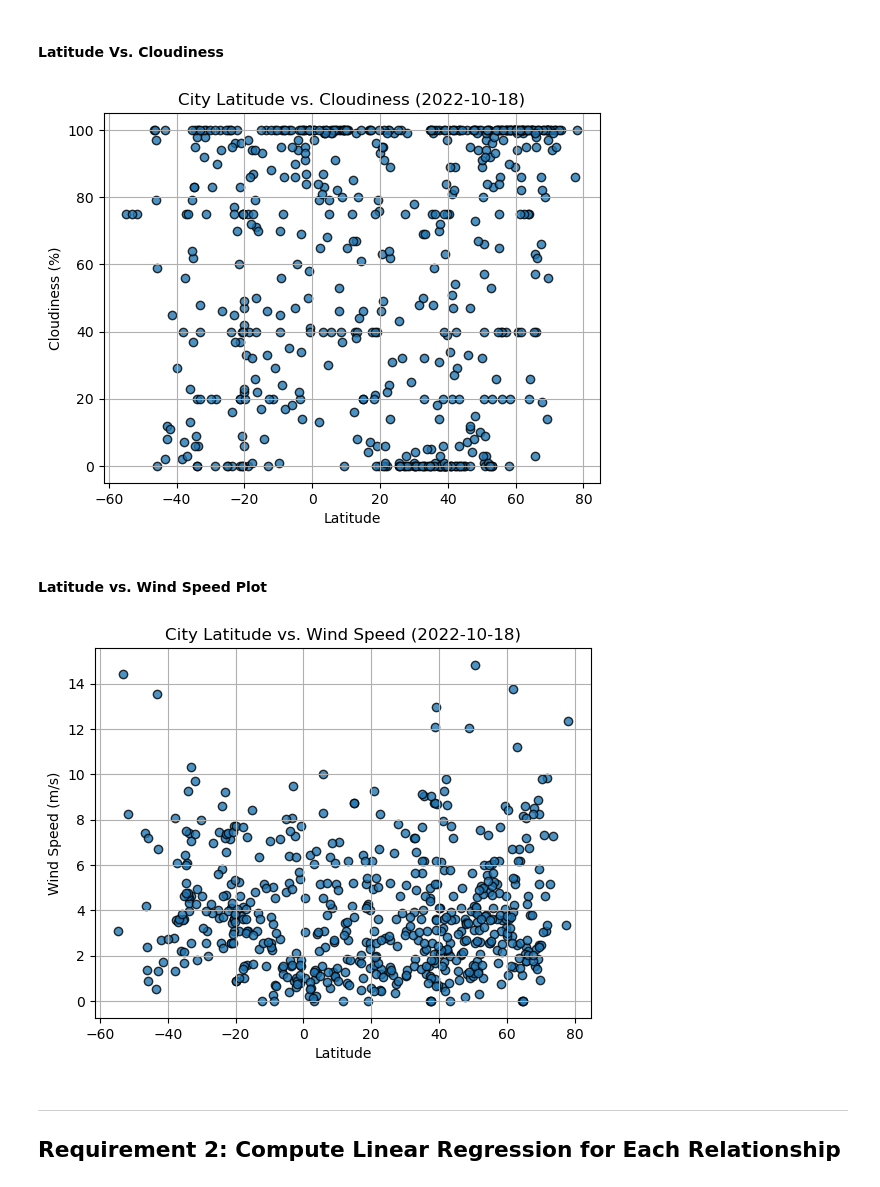
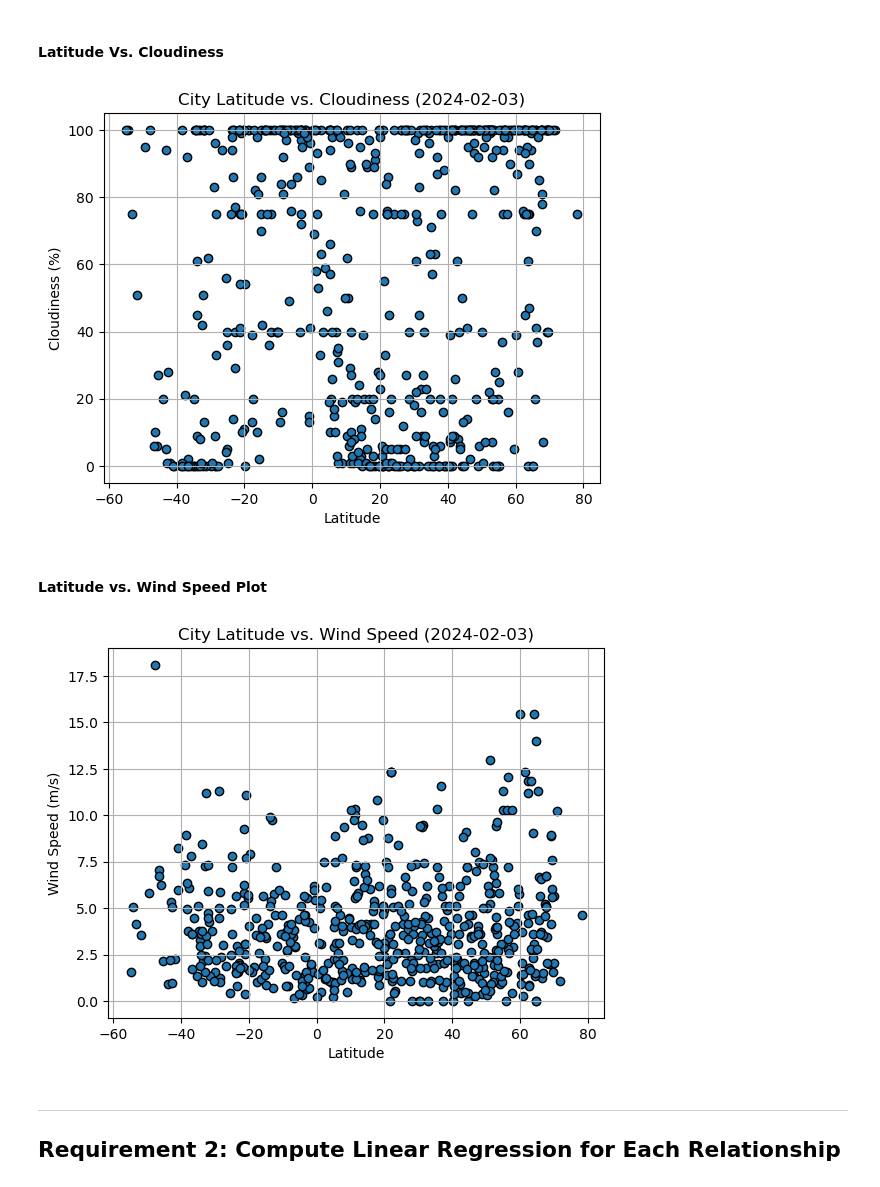
Before and after one commit to d6kramer/python-api-challenge, a Jupyter notebook: WeatherPy/WeatherPy_Working.ipynb, the cells around one changed output. Cells and saved outputs as stored; diff of their text form; code cells hidden in the pictures.

```diff
--- a/WeatherPy/WeatherPy_Working.ipynb
+++ b/WeatherPy/WeatherPy_Working.ipynb
@@ -190,0 +194,29 @@ plt.show()
+# %%
+# Build scatter plot for latitude vs. temperature
+x_label = city_data_df["Lat"]
+y_label = city_data_df["Max Temp"]
+plt.scatter(x_label, y_label, edgecolors='black')
+
+# Incorporate the other graph properties
+plt.xlabel("Latitude")
+plt.ylabel("Max Temperature (C)")
+
+# Code here is utilized from Xpert Learning Assistant research to make date information easily
+# digestible for average reader (year-month-day date format)
+city_data_df["Date"] = pd.to_datetime(city_data_df["Date"], unit='s')
+city_data_df['Year'] = city_data_df['Date'].dt.year
+city_data_df['Month'] = city_data_df['Date'].dt.month
+city_data_df['Day'] = city_data_df['Date'].dt.day
+city_data_df['Formatted_Date'] = city_data_df['Date'].dt.strftime('%Y-%m-%d')
+date = city_data_df["Formatted_Date"][0]
+plt.title(f'City Latitude vs. Max Temperature ({date})')
+#This
+from importlib import reload
+reload(plt)
+plt.grid()
+
+# Save the figure
+plt.savefig("output_data/Fig1.png")
+
+# Show plot
+plt.show()
@@ -208,10 +247,15 @@ plt.show()
 #### Latitude Vs. Cloudiness
 # %%
 # Build the scatter plots for latitude vs. cloudiness
-# YOUR CODE HERE
+x_label = city_data_df["Lat"]
+y_label = city_data_df["Cloudiness"]
+plt.scatter(x_label, y_label, edgecolors='black')
 
 # Incorporate the other graph properties
-# YOUR CODE HERE
+plt.xlabel("Latitude")
+plt.ylabel("Cloudiness (%)")
+plt.title(f'City Latitude vs. Cloudiness ({date})')
+plt.grid()
 
 # Save the figure
 plt.savefig("output_data/Fig3.png")
@@ -219,23 +263,28 @@ plt.savefig("output_data/Fig3.png")
 # Show plot
 plt.show()
 # %% [output]
-[figure, old version]
+[figure, new version]
 # %% [markdown]
 #### Latitude vs. Wind Speed Plot
 # %%
 # Build the scatter plots for latitude vs. wind speed
-# YOUR CODE HERE
+x_label = city_data_df["Lat"]
+y_label = city_data_df["Wind Speed"]
+plt.scatter(x_label, y_label, edgecolors='black')
 
 # Incorporate the other graph properties
-# YOUR CODE HERE
+plt.xlabel("Latitude")
+plt.ylabel("Wind Speed (m/s)")
+plt.title(f'City Latitude vs. Wind Speed ({date})')
+plt.grid()
 
 # Save the figure
 plt.savefig("output_data/Fig4.png")
 
 # Show plot
 plt.show()
 # %% [output]
-[figure, old version]
+[figure, new version]
 # %% [markdown]
 ---
 
```
Also changed, not shown: parts of 28 cells of this notebook, 6 other files.
